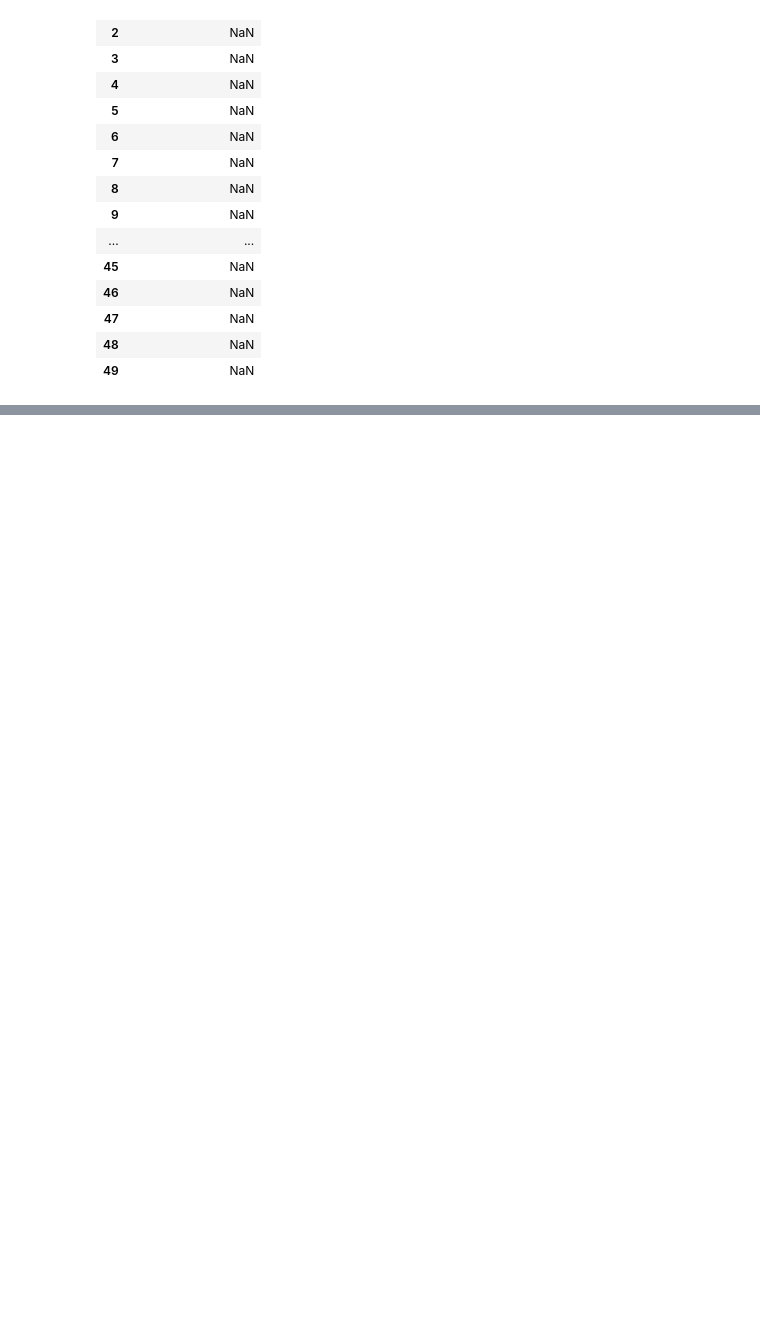
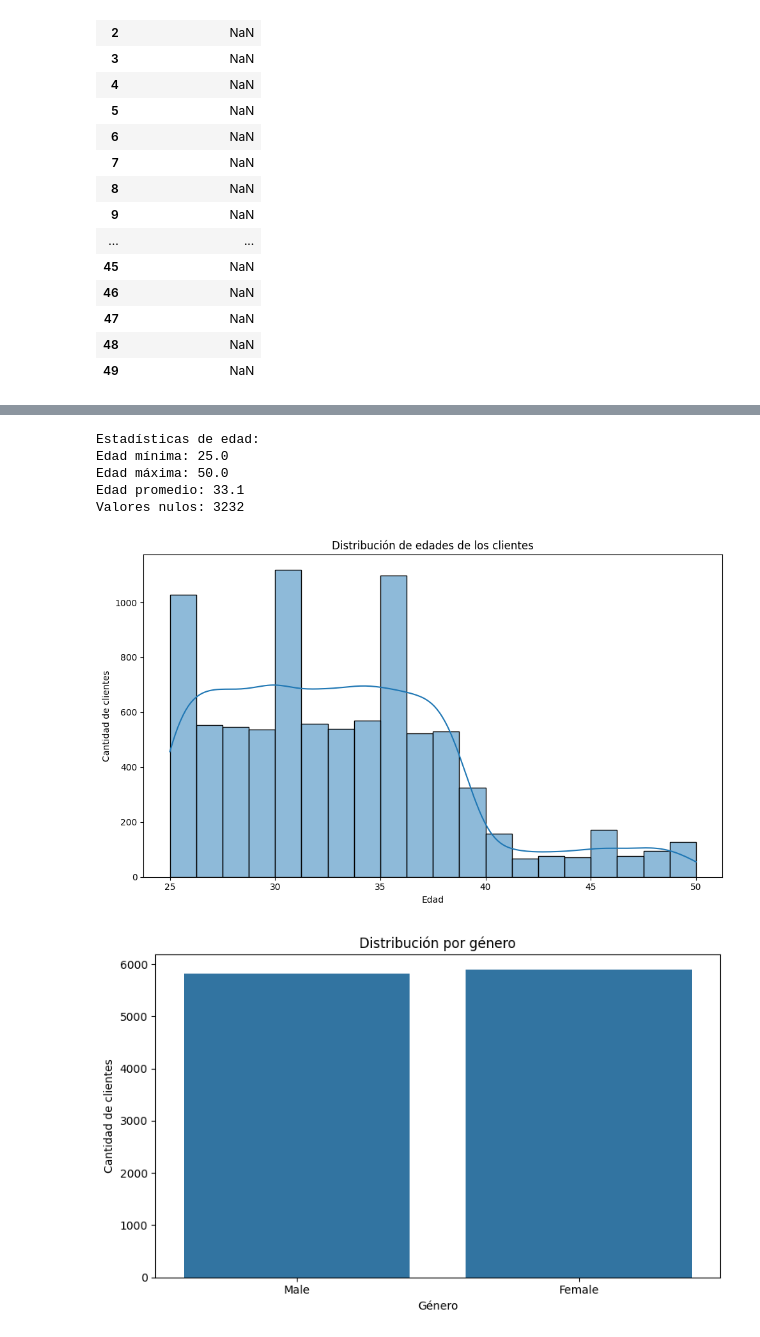
Before and after one commit to MelissaPerez09/Data-Understanding, a Jupyter notebook: src/main.ipynb, the cells around one changed output, grey strips where cells are left out. Saved outputs shown, nothing was run; the diff lists cells and outputs as text; code cells hidden in the pictures; blank space fills up the shorter version.

```diff
--- a/src/main.ipynb
+++ b/src/main.ipynb
@@ -518,0 +538,63 @@ summary_df
+# %%
+# perfil de clientes
+def calcular_edad(fecha_nacimiento):
+    if pd.isna(fecha_nacimiento):
+        return np.nan
+
+    hoy = date.today()
+    edad = hoy.year - fecha_nacimiento.year
+
+    # Ajustar si aún no ha pasado el cumpleaños este año
+    if (hoy.month, hoy.day) < (fecha_nacimiento.month, fecha_nacimiento.day):
+        edad -= 1
+
+    # Filtrar edades inválidas (negativas o muy altas)
+    if edad < 0 or edad > 120:
+        return np.nan
+
+    return edad
+
+cliente['edad'] = cliente['nacimiento'].apply(calcular_edad)
+
+# Mostrar estadísticas de edad antes de graficar
+print("Estadísticas de edad:")
+print(f"Edad mínima: {cliente['edad'].min()}")
+print(f"Edad máxima: {cliente['edad'].max()}")
+print(f"Edad promedio: {cliente['edad'].mean():.1f}")
+print(f"Valores nulos: {cliente['edad'].isna().sum()}")
+
+# Distribución de edades
+plt.figure(figsize=(10, 6))
+sns.histplot(cliente['edad'].dropna(), bins=20, kde=True)
+plt.title("Distribución de edades de los clientes")
+plt.xlabel("Edad")
+plt.ylabel("Cantidad de clientes")
+plt.tight_layout()
+plt.show()
+
+# Distribución por género
+plt.figure(figsize=(8, 5))
+sns.countplot(x='genero_std', data=cliente)
+plt.title("Distribución por género")
+plt.xlabel("Género")
+plt.ylabel("Cantidad de clientes")
+plt.tight_layout()
+plt.show()
+
+# Top 10 ciudades con más clientes
+clientes_por_ciudad = cliente['ciudad'].value_counts().head(10)
+plt.figure(figsize=(10, 6))
+sns.barplot(x=clientes_por_ciudad.values, y=clientes_por_ciudad.index)
+plt.title("Top 10 ciudades con más clientes")
+plt.xlabel("Cantidad de clientes")
+plt.ylabel("Ciudad")
+plt.tight_layout()
+plt.show()
+# %% [output]
+Estadísticas de edad:
+Edad mínima: 25.0
+Edad máxima: 50.0
+Edad promedio: 33.1
+Valores nulos: 3232
+[figure, added]
+[figure, added]
```
Also changed, not shown: parts of 15 cells of this notebook.
